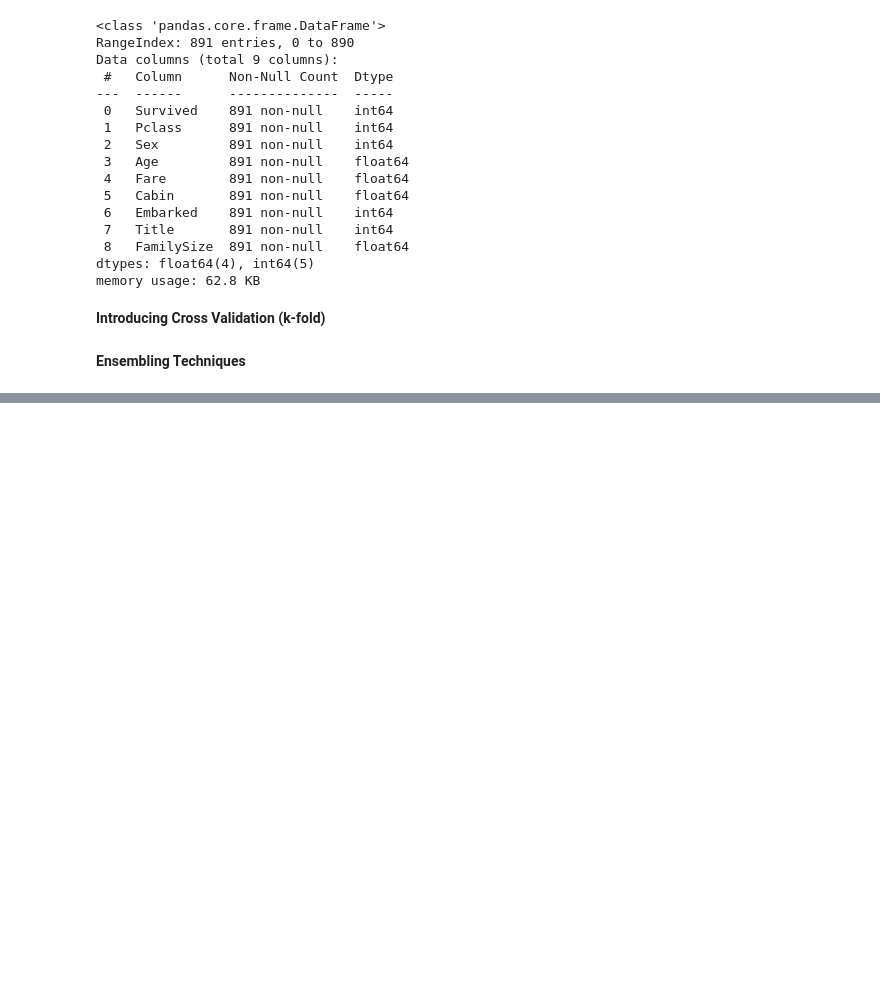
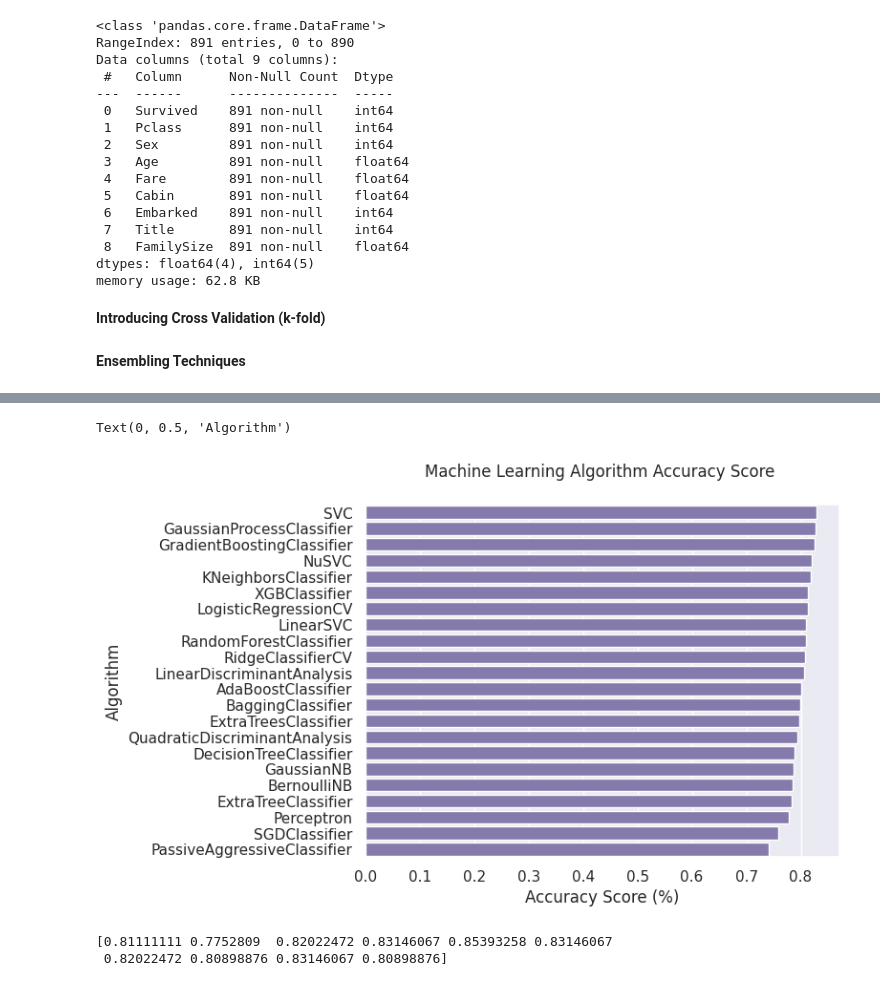
Before and after one commit to mervegb/titanic-survival-prediction, a Jupyter notebook: titanic-survival-prediction.ipynb, the cells around one changed output, grey strips where cells are left out. Drawn from its saved outputs; the diff is of its cells as text; code cells hidden in the pictures; blank space fills up the shorter version.

Commit message:
make predictions w/svc & knn

```diff
--- a/titanic-survival-prediction.ipynb
+++ b/titanic-survival-prediction.ipynb
@@ -840,3 +840,34 @@ MLA_compare = pd.DataFrame(columns=MLA_columns)
 MLA_predict = Y
 row_index = 0
 X1 = X.copy()
+# %%
+#Evaluates each algorithm in MLA with cross-validation, records metrics like time and accuracy
+#Stores predictions on the entire dataset
+
+for alg in MLA:
+    X = train_data.copy() #contains features (input data) for training
+    Y = target.copy() #contains target values (labels)
+
+    MLA_name = alg.__class__.__name__
+    print("Evaluating ", MLA_name)
+
+    MLA_compare.loc[row_index, "MLA Name"] = MLA_name
+    MLA_compare.loc[row_index, "MLA Parameters"] = str(alg.get_params())
+
+    # performs cross validation
+    cv_results = model_selection.cross_validate(alg, X, Y, cv=cv_split)
+
+    #stores average training time across cross-validation folds
+    MLA_compare.loc[row_index, "MLA Time"] = cv_results["fit_time"].mean()
+
+    #test accuracy across folds
+    MLA_compare.loc[row_index, "MLA Test Accuracy Mean"] = cv_results["test_score"].mean()
+
+    #gives measure of variability
+    MLA_compare.loc[row_index, "MLA Test Accuracy 3*STD"] = cv_results["test_score"].std() * 3
+
+    alg.fit(X,Y) #trains the algorithm on the entire dataset
+    MLA_predict[MLA_name] = alg.predict(X)
+
+    row_index += 1 #next algorithm
+MLA_compare.sort_values(by=["MLA Test Accuracy Mean"], ascending=False, inplace=True)
@@ -842,0 +912,19 @@ X1 = X.copy()
+# %%
+sns.barplot(x="MLA Test Accuracy Mean", y="MLA Name", data=MLA_compare, color="m")
+
+plt.title('Machine Learning Algorithm Accuracy Score \n')
+plt.xlabel('Accuracy Score (%)')
+plt.ylabel('Algorithm')
+# %% [output]
+Text(0, 0.5, 'Algorithm')
+[figure, added]
+# %%
+#KNN Classifier
+clf = KNeighborsClassifier(n_neighbors = 13)
+scoring = "accuracy"
+score = cross_val_score(clf, train_data, target, cv=k_fold, n_jobs=1, scoring=scoring)
+
+print(score)
+# %% [output]
+[0.81111111 0.7752809  0.82022472 0.83146067 0.85393258 0.83146067
+ 0.82022472 0.80898876 0.83146067 0.80898876]
```
Also changed, not shown: parts of 6 cells of this notebook.
